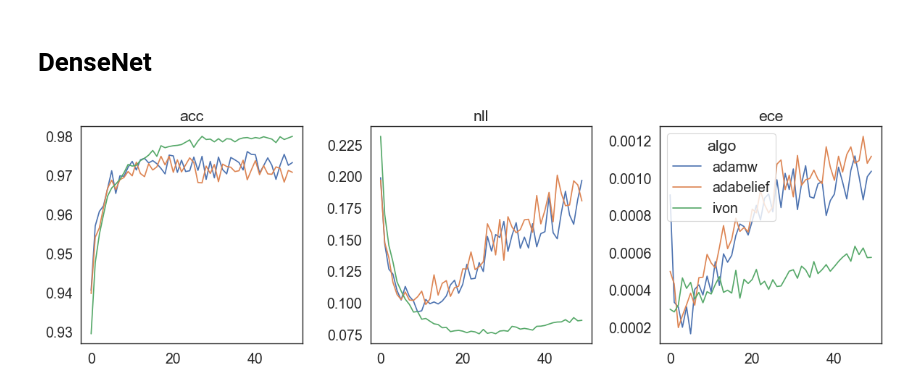
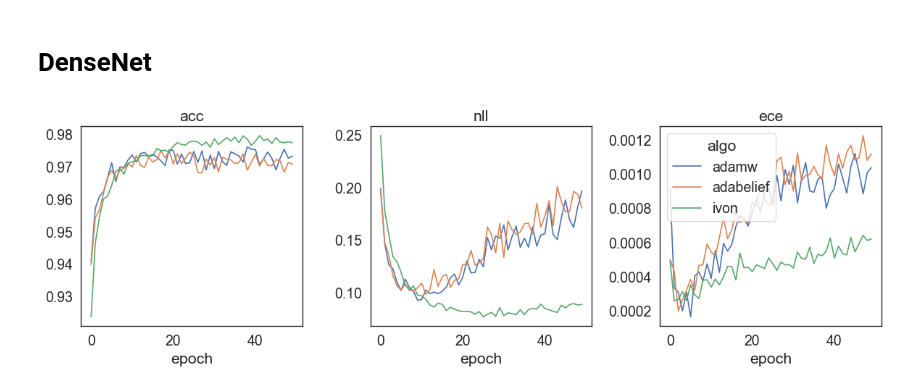
Before and after one commit to dimarkov/blrax, a Jupyter notebook: examples/test_mnist.ipynb, the cells around one changed output. Drawn from its saved outputs; the diff is of its cells as text; code cells hidden in the pictures.

```diff
--- a/examples/test_mnist.ipynb
+++ b/examples/test_mnist.ipynb
@@ -302,7 +302,7 @@ optim = ivon(
     s0=1.,
     h0=1e-2,
     num_data=len(train_ds['image']),
-    mc_samples=16,
+    mc_samples=1,
     clip_radius=jnp.inf,
     b1=0.9,
     b2=0.99999,
@@ -312,13 +312,14 @@ trained_nnet, final_opt_state, metrics3 = run_training(_key, nnet, optim, train_
 # %%
 fig, axes = plt.subplots(1, 3, figsize=(12, 4))
 
 for i, name in enumerate(['acc', 'nll', 'ece']):
     axes[i].plot(metrics1[name], label='adamw')
     axes[i].plot(metrics2[name], label='adabelief')
     axes[i].plot(metrics3[name], label='ivon')
     axes[i].set_title(name)
+    axes[i].set_xlabel('epoch')
 
 plt.legend(title='algo')
 fig.tight_layout()
 # %% [output]
-[figure, old version]
+[figure, new version]
```
